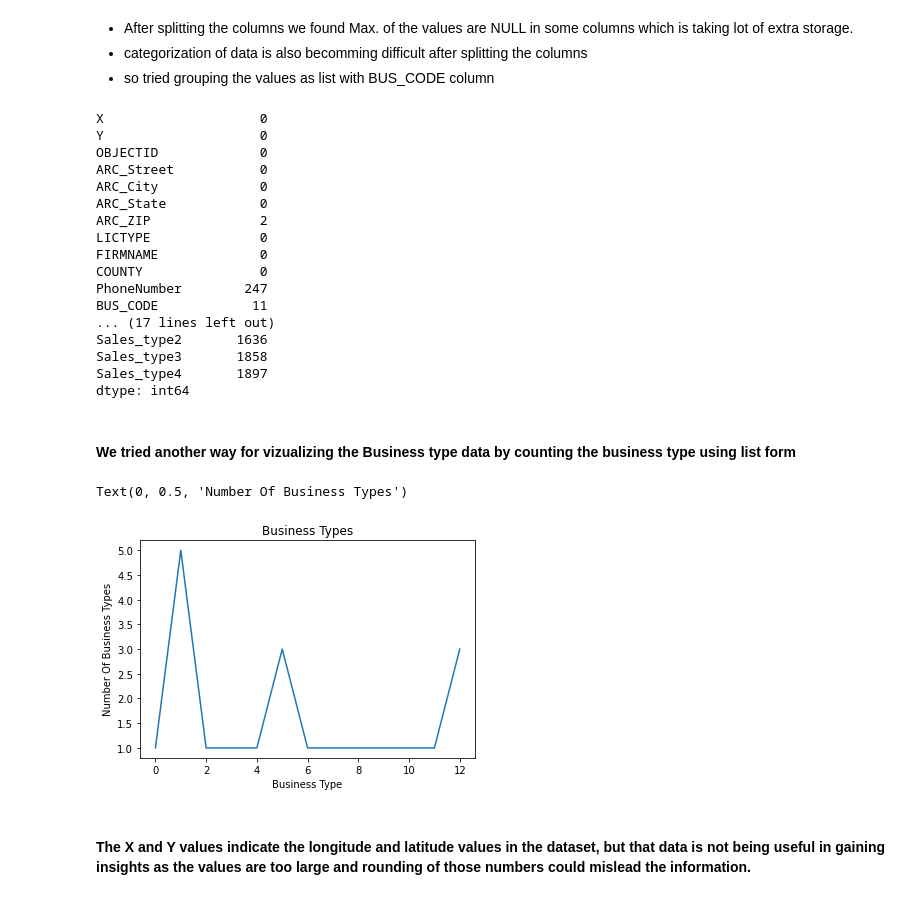
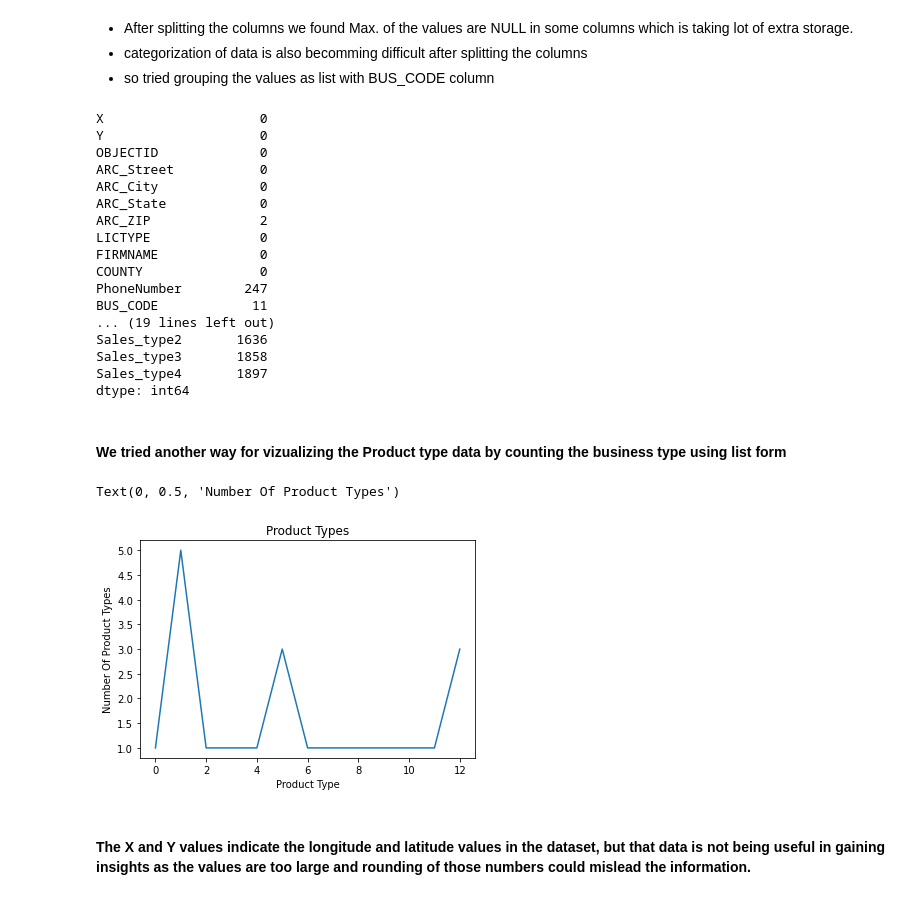
Before and after one commit to PoojaLaveti/Data601, a Jupyter notebook: MidTerm/MidTermProject.ipynb, the cells around one changed output. Cells and saved outputs as stored; diff of their text form; code cells hidden in the pictures.

```diff
--- a/MidTerm/MidTermProject.ipynb
+++ b/MidTerm/MidTermProject.ipynb
@@ -152,8 +152,6 @@ plants.rename(columns = {'PHONE1':'PhoneNumber'}, inplace = True)
 # %%
 plants[['product_type1', 'product_type2', 'product_type3', 'product_type4', 'product_type5', 'product_type6', 'product_type7', 'product_type8', 'product_type9', 'product_type10', 'product_type11', 'product_type12', 'product_type13', 'product_type14']] = plants['PRODUCT_TYPE'].str.split(',', expand=True)
 
-plants.pop('PRODUCT_TYPE')
-
 plants
 # %% [output]
 |  | X | Y | OBJECTID | ARC_Street | ARC_City | ARC_State | ARC_ZIP | LICTYPE | FIRMNAME | COUNTY | ... |
@@ -172,6 +170,5 @@ plants
 # %%
 plants[['Sales_type1', 'Sales_type2', 'Sales_type3', 'Sales_type4']] = plants['W_R'].str.split(',', expand=True)
-plants.pop('W_R')
 plants
 # %% [output]
 |  | X | Y | OBJECTID | ARC_Street | ARC_City | ARC_State | ARC_ZIP | LICTYPE | FIRMNAME | COUNTY | ... |
@@ -206,30 +203,30 @@ FIRMNAME             0
 COUNTY               0
 PhoneNumber        247
 BUS_CODE            11
-... (17 lines left out)
+... (19 lines left out)
 Sales_type2       1636
 Sales_type3       1858
 Sales_type4       1897
 dtype: int64
 # %% [markdown]
 
-#### We tried another way for vizualizing the Business type data by counting the business type using list form
+#### We tried another way for vizualizing the Product type data by counting the business type using list form
 # %%
 x=0;
-count_of_Business_type = [];
+count_of_Product_type = [];
 for i in range(1,14):
     x=len(plants.BUS_CODE[i])
-    count_of_Business_type.append(x)
+    count_of_Product_type.append(x)
 
-count_of_Business_type
+count_of_Product_type
 
-plt.plot(count_of_Business_type)
-plt.title('Business Types')
-plt.xlabel('Business Type')
-plt.ylabel('Number Of Business Types')
+plt.plot(count_of_Product_type)
+plt.title('Product Types')
+plt.xlabel('Product Type')
+plt.ylabel('Number Of Product Types')
 # %% [output]
-Text(0, 0.5, 'Number Of Business Types')
+Text(0, 0.5, 'Number Of Product Types')
-[figure, old version]
+[figure, new version]
 # %% [markdown]
 #### The X and Y values indicate the longitude and latitude values in the dataset, but that data is not being useful in gaining insights as the values are too large and rounding of those numbers could mislead the information.
 # %%
```
Also changed, not shown: parts of 3 cells of this notebook.
